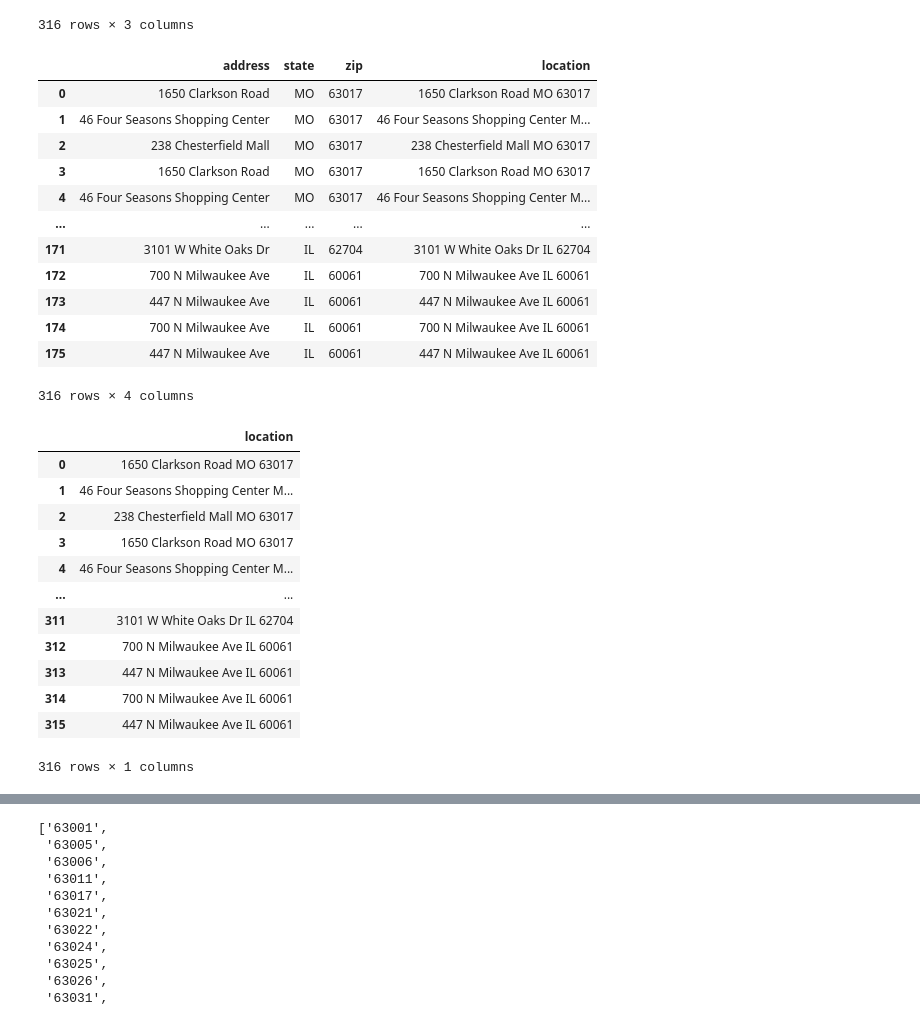
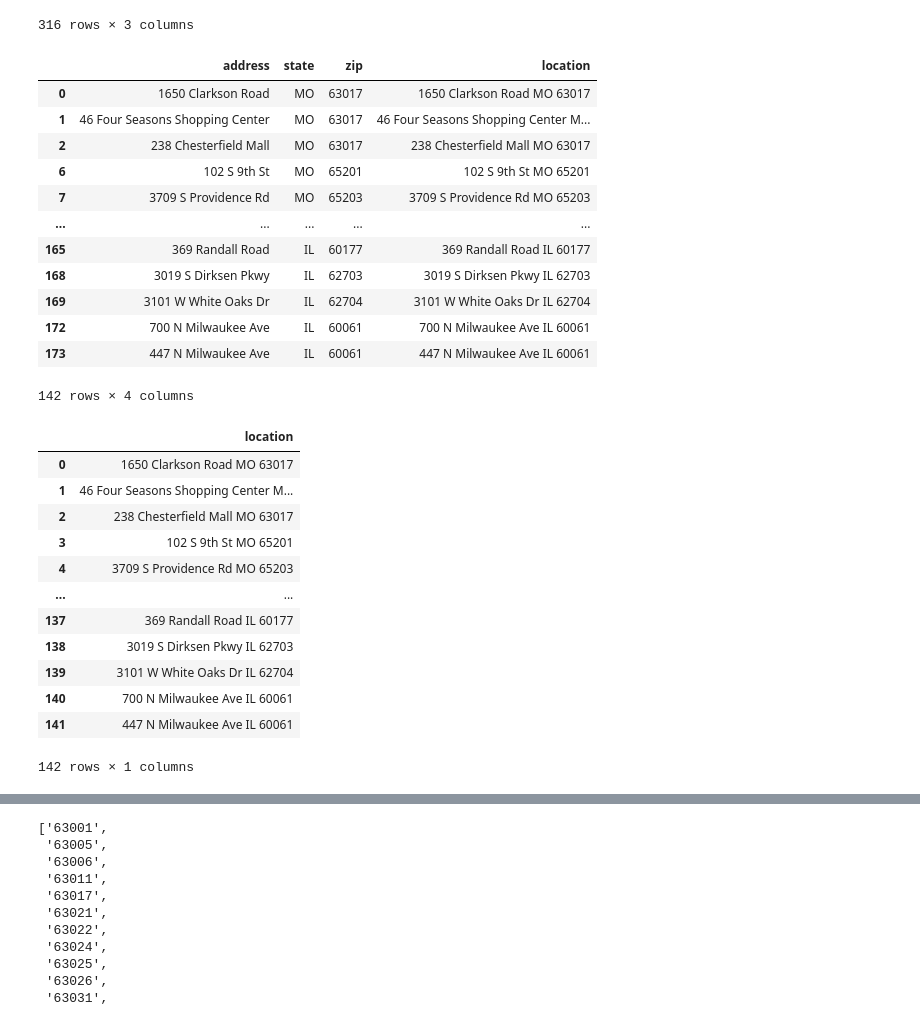
Before and after one commit to kehull/Project-3, a Jupyter notebook: panera_scraper.ipynb, the cells around one changed output, grey strips where cells are left out. Drawn from its saved outputs; the diff is of its cells as text; code cells hidden in the pictures.

```diff
--- a/panera_scraper.ipynb
+++ b/panera_scraper.ipynb
@@ -100,21 +100,22 @@ cleaned_mcd
 316 rows × 3 columns
 # %%
 cleaned_mcd['location'] = cleaned_mcd[['address', 'state', 'zip']].agg(' '.join, axis=1)
+cleaned_mcd = cleaned_mcd.drop_duplicates()
 cleaned_mcd
 # %% [output]
 |  | address | state | zip | location |
 | 0 | 1650 Clarkson Road | MO | 63017 | 1650 Clarkson Road MO 63017 |
 | 1 | 46 Four Seasons Shopping Center | MO | 63017 | 46 Four Seasons Shopping Center M... |
 | 2 | 238 Chesterfield Mall | MO | 63017 | 238 Chesterfield Mall MO 63017 |
-| 3 | 1650 Clarkson Road | MO | 63017 | 1650 Clarkson Road MO 63017 |
-| 4 | 46 Four Seasons Shopping Center | MO | 63017 | 46 Four Seasons Shopping Center M... |
+| 6 | 102 S 9th St | MO | 65201 | 102 S 9th St MO 65201 |
+| 7 | 3709 S Providence Rd | MO | 65203 | 3709 S Providence Rd MO 65203 |
 | ... | ... | ... | ... | ... |
-| 171 | 3101 W White Oaks Dr | IL | 62704 | 3101 W White Oaks Dr IL 62704 |
+| 165 | 369 Randall Road | IL | 60177 | 369 Randall Road IL 60177 |
+| 168 | 3019 S Dirksen Pkwy | IL | 62703 | 3019 S Dirksen Pkwy IL 62703 |
+| 169 | 3101 W White Oaks Dr | IL | 62704 | 3101 W White Oaks Dr IL 62704 |
 | 172 | 700 N Milwaukee Ave | IL | 60061 | 700 N Milwaukee Ave IL 60061 |
 | 173 | 447 N Milwaukee Ave | IL | 60061 | 447 N Milwaukee Ave IL 60061 |
-| 174 | 700 N Milwaukee Ave | IL | 60061 | 700 N Milwaukee Ave IL 60061 |
-| 175 | 447 N Milwaukee Ave | IL | 60061 | 447 N Milwaukee Ave IL 60061 |
-316 rows × 4 columns
+142 rows × 4 columns
 # %%
 cleaned_mcd['location'].to_csv('Resources/panera_loc.csv', index = False)
 check = pd.read_csv('Resources/panera_loc.csv')
@@ -124,15 +125,15 @@ check
 | 0 | 1650 Clarkson Road MO 63017 |
 | 1 | 46 Four Seasons Shopping Center M... |
 | 2 | 238 Chesterfield Mall MO 63017 |
-| 3 | 1650 Clarkson Road MO 63017 |
-| 4 | 46 Four Seasons Shopping Center M... |
+| 3 | 102 S 9th St MO 65201 |
+| 4 | 3709 S Providence Rd MO 65203 |
 | ... | ... |
-| 311 | 3101 W White Oaks Dr IL 62704 |
-| 312 | 700 N Milwaukee Ave IL 60061 |
-| 313 | 447 N Milwaukee Ave IL 60061 |
-| 314 | 700 N Milwaukee Ave IL 60061 |
-| 315 | 447 N Milwaukee Ave IL 60061 |
+| 137 | 369 Randall Road IL 60177 |
+| 138 | 3019 S Dirksen Pkwy IL 62703 |
+| 139 | 3101 W White Oaks Dr IL 62704 |
+| 140 | 700 N Milwaukee Ave IL 60061 |
+| 141 | 447 N Milwaukee Ave IL 60061 |
-316 rows × 1 columns
+142 rows × 1 columns
 # %%
 # used https://dash.geocod.io/ to geocode data and create new csv with lat/long info
 geodata = pd.read_csv('Resources/geocoded_panera_loc.csv')
```
Also changed, not shown: parts of 3 cells of this notebook, 7 other files.
